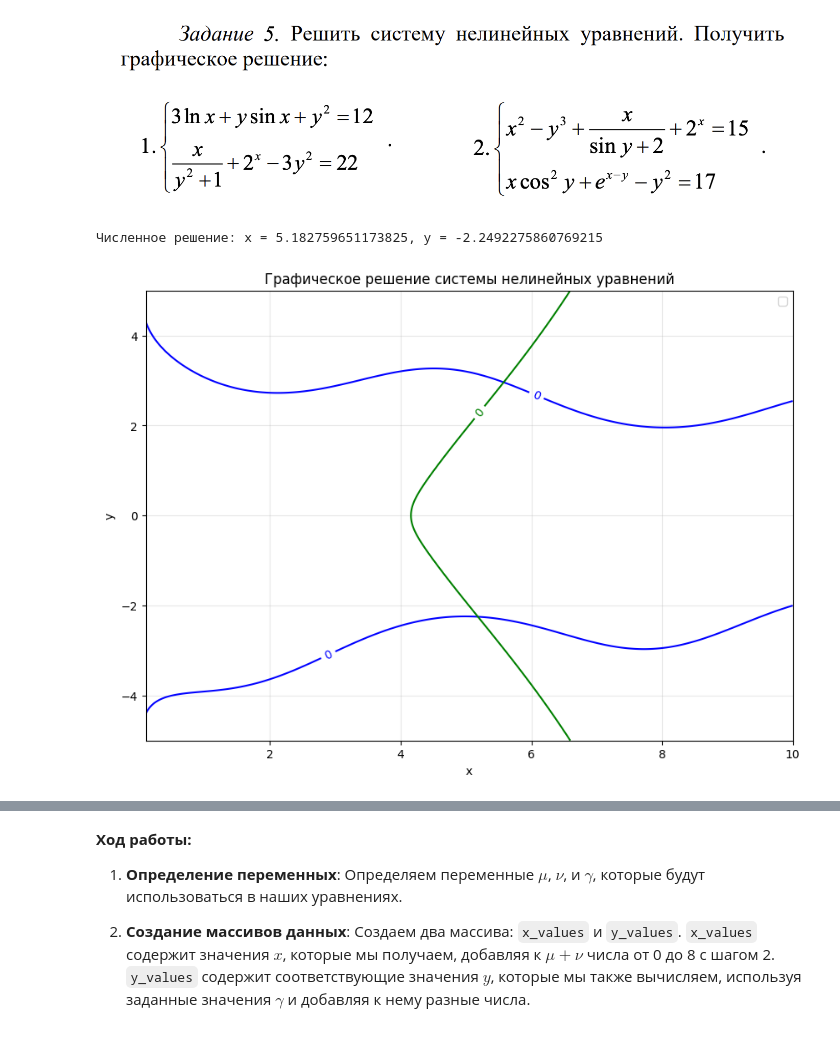
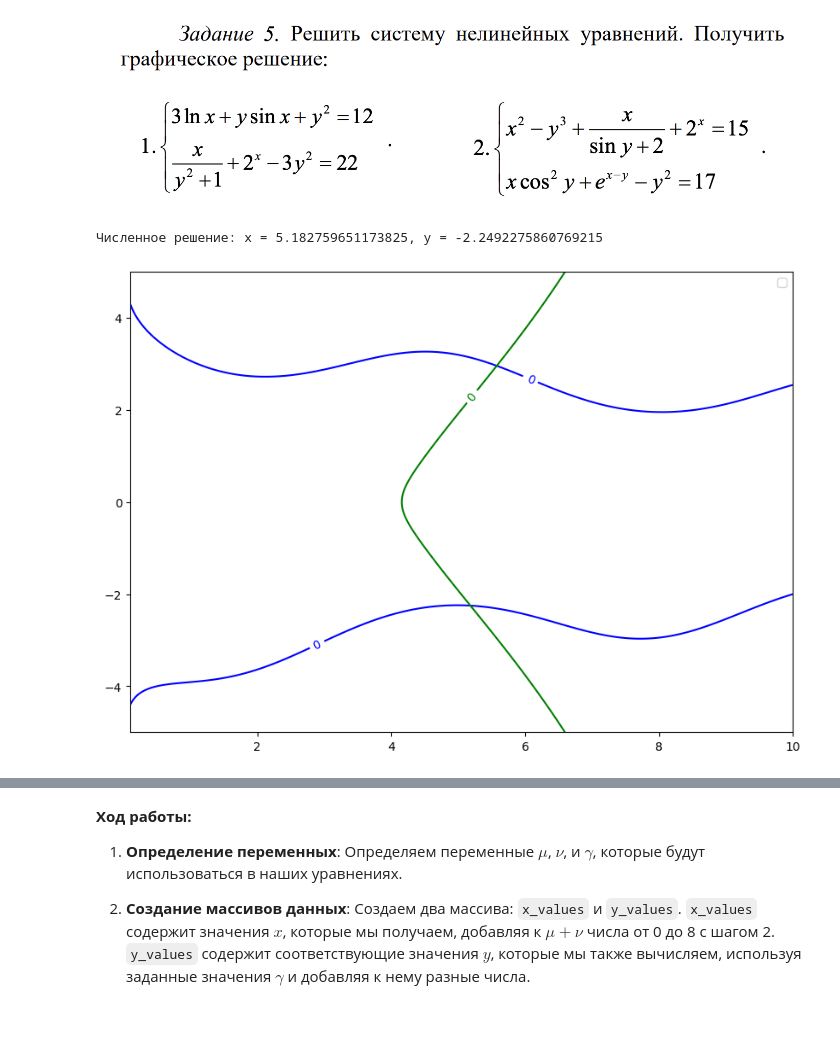
Before and after one commit to DanisStepanov/Computer-mathematics-systems, a Jupyter notebook: 4. Библиотека SciPy/Практическая_работа_№4_Библиотека_SciPy_Часть_№1.ipynb, the cells around one changed output, grey strips where cells are left out. Drawn from its saved outputs; the diff is of its cells as text; code cells hidden in the pictures.

```diff
--- a/4. Библиотека SciPy/Практическая_работа_№4_Библиотека_SciPy_Часть_№1.ipynb
+++ b/4. Библиотека SciPy/Практическая_работа_№4_Библиотека_SciPy_Часть_№1.ipynb
@@ -232,33 +231,29 @@ x4 = 8.247058823529422
 # %%
 from scipy.optimize import fsolve
 def f(v):
     x, y = v
     f1 = 3 * np.log(x) + y * np.sin(x) + y**2 - 12
     f2 = x / (y**2 + 1) + 2**x - 3 * y**2 - 22
     return [f1, f2]
 guess = [1, 1]
 sol = fsolve(f, guess)
 x_opt, y_opt = sol
 print(f"Численное решение: x = {x_opt}, y = {y_opt}")
 x_range = np.linspace(0.1, 10, 400)
 y_range = np.linspace(-5, 5, 400)
 X, Y = np.meshgrid(x_range, y_range)
 Z1 = 3 * np.log(X) + Y * np.sin(X) + Y**2 - 12
 Z2 = X / (Y**2 + 1) + 2**X - 3 * Y**2 - 22
 plt.figure(figsize=(10, 7))
 contour1 = plt.contour(X, Y, Z1, levels=[0], colors='blue')
 contour2 = plt.contour(X, Y, Z2, levels=[0], colors='green')
 plt.clabel(contour1, inline=True)
 plt.clabel(contour2, inline=True)
-plt.title('Графическое решение системы нелинейных уравнений')
-plt.xlabel('x')
-plt.ylabel('y')
-plt.grid(True, alpha=0.3)
 plt.legend()
 plt.show()
 # %% [output]
 Численное решение: x = 5.182759651173825, y = -2.2492275860769215
-[figure, old version]
+[figure, new version]
 # %%
 from scipy.optimize import fsolve
 def f(v):
```
Also changed, not shown: parts of 2 cells of this notebook.
